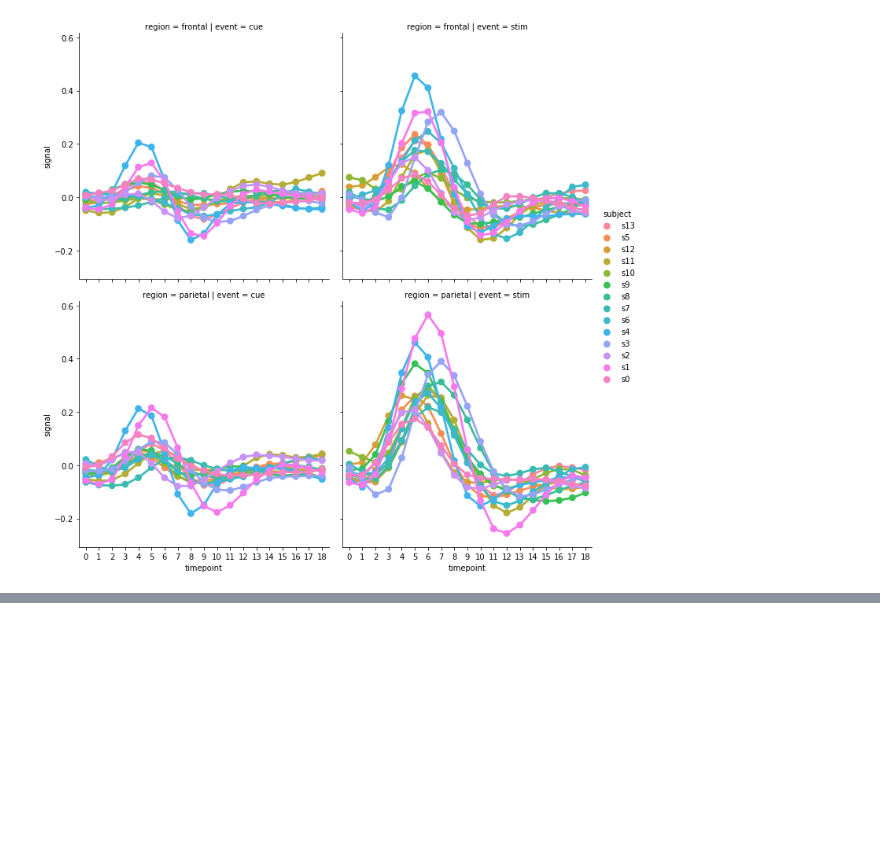
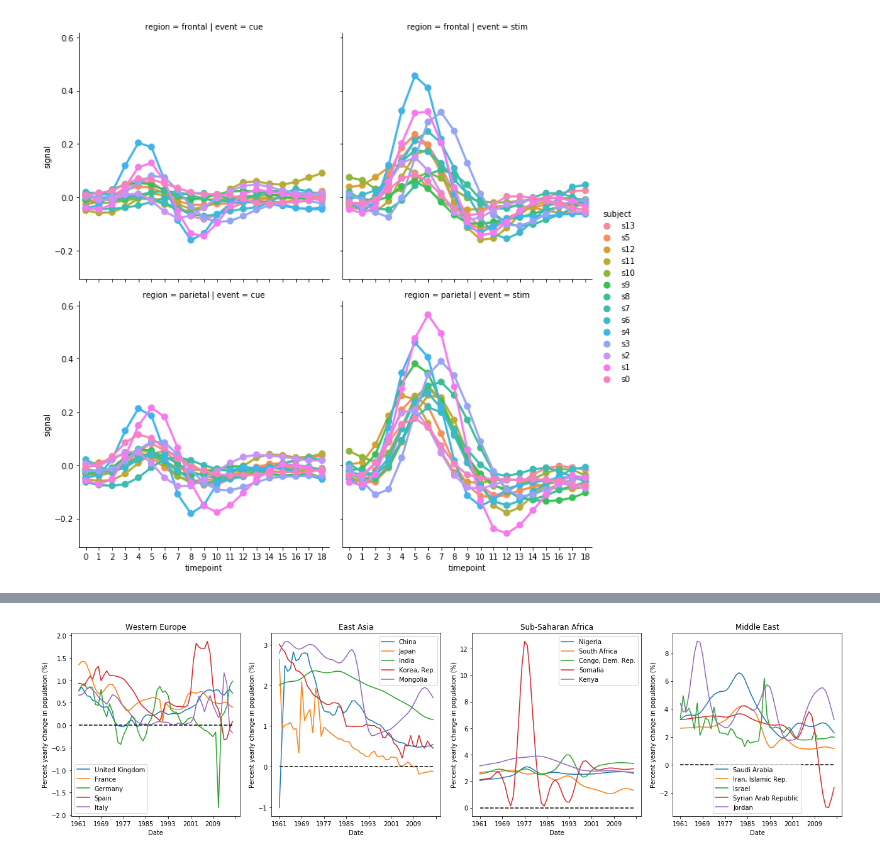
Before and after one commit to ecs-vlc/PythonTeaching, a Jupyter notebook: 03-Data/02 Pandas Intermediate.ipynb, the cells around one changed output, grey strips where cells are left out. Drawn from its saved outputs; the diff is of its cells as text; code cells hidden in the pictures; blank space fills up the shorter version.

```diff
--- a/03-Data/02 Pandas Intermediate.ipynb
+++ b/03-Data/02 Pandas Intermediate.ipynb
@@ -1783,0 +1638,16 @@ pd.crosstab?
+# %%
+# 4
+import itertools as it
+dsets = [life_exp, country_pop, fert_rat]
+drop_cols = ["Country Code", "Indicator Name", "Indicator Code"]
+years = life_exp.drop(drop_cols, axis=1).columns.tolist()
+# %%
+nind = pd.MultiIndex.from_tuples(it.chain(zip(["life_exp"]*len(years),years),
+                                   zip(["population"]*len(years),years),
+                                   zip(["fert_rat"]*len(years),years)), names=["datatype","years"])
+# %%
+dfdrop = lambda df: df.drop(drop_cols, axis=1)
+
+df_all = pd.concat([dfdrop(df) for df in dsets], axis=1, sort=False)
+df_all.columns = nind
+df_all.index.name = "country"
@@ -1783,0 +1663,28 @@ pd.crosstab?
+# %%
+# 5
+pop_change = df_all["population"].pct_change(1,axis=1).multiply(100).drop("1960",axis=1)
+pop_change.index.name = "country"
+# %%
+# 6
+countries1 = ["United Kingdom", "France", "Germany", "Spain", "Italy"]
+countries2 = ["China", "Japan", "India", "Korea, Rep.", "Mongolia"]
+countries3 = ["Nigeria", "South Africa", "Congo, Dem. Rep.", "Somalia", "Kenya"]
+countries4 = ["Saudi Arabia", "Iran, Islamic Rep.", "Israel", "Syrian Arab Republic", "Jordan"]
+
+fig, ax = plt.subplots(ncols=4, figsize=(18,5))
+for i, cs in enumerate([countries1,countries2,countries3,countries4]):
+    for c in cs:
+        sns.lineplot(data=pop_change.loc[c], label=c, ax=ax[i])
+
+for a, t in zip(ax,["Western Europe","East Asia","Sub-Saharan Africa","Middle East"]):
+    a.plot([0,55],[0,0], 'k--')
+    a.legend()
+    a.xaxis.set_major_locator(plt.MaxNLocator(10))
+    a.set_xlabel("Date")
+    a.set_ylabel("Percent yearly change in population (%)")
+    a.set_title(t)
+
+plt.tight_layout()
+plt.show()
+# %% [output]
+[figure, added]
```
Also changed, not shown: parts of 64 cells of this notebook, 9 other files.
